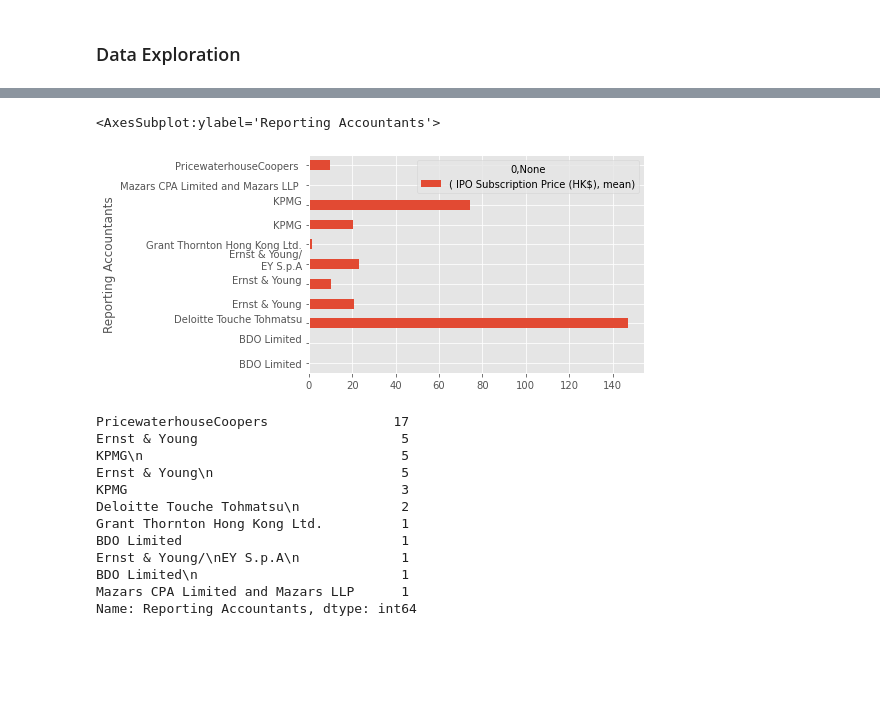
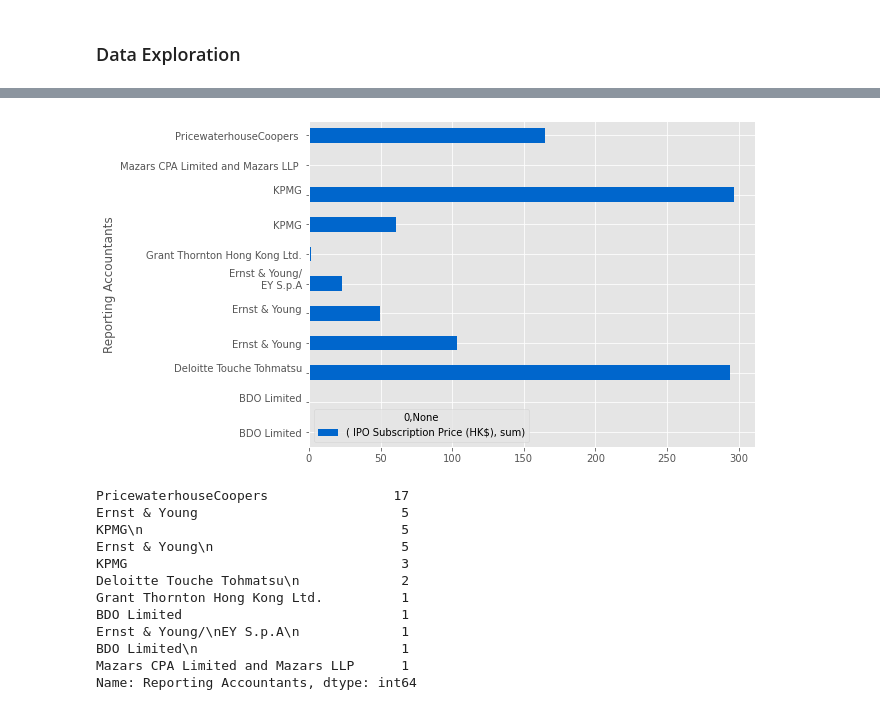
Before and after one commit to isabellasonoma/DS-Projects, a Jupyter notebook: IPO Data.ipynb, the cells around one changed output, grey strips where cells are left out. Saved outputs shown, nothing was run; the diff lists cells and outputs as text; code cells hidden in the pictures; blank space fills up the shorter version.

```diff
--- a/IPO Data.ipynb
+++ b/IPO Data.ipynb
@@ -31,5 +31,3 @@ obs = pd.read_csv(r'C:\Users\Isabe\Datasets\HK IPO 2022.csv')
 obs.columns = obs.iloc[0]
 obs = obs.drop(obs.columns[[0]], axis=1)
 obs = obs.drop([0])
-# %%
-obs.set_index('Stock Code')
@@ -162,3 +138,5 @@ obs.head()
 # %% [markdown]
 ### Data Exploration
+# %%
+new_color = '#0066CC'
 # %%
@@ -188,8 +164,7 @@ plt.plot(obs_date['Date of Listing (dd/mm/yy)'], obs_date['Total (without option
 # %%
-obs.groupby(['Reporting Accountants']).agg({' IPO Subscription Price (HK$)': ['mean']}).plot.barh(legend=True)
+obs.groupby(['Reporting Accountants']).agg({' IPO Subscription Price (HK$)': ['sum']}).plot.barh(legend=True, color = new_color);
 # %% [output]
-<AxesSubplot:ylabel='Reporting Accountants'>
-[figure, old version]
+[figure, new version]
 # %%
 obs['Reporting Accountants'].value_counts()
 # %% [output]
```
Also changed, not shown: parts of 31 cells of this notebook.
